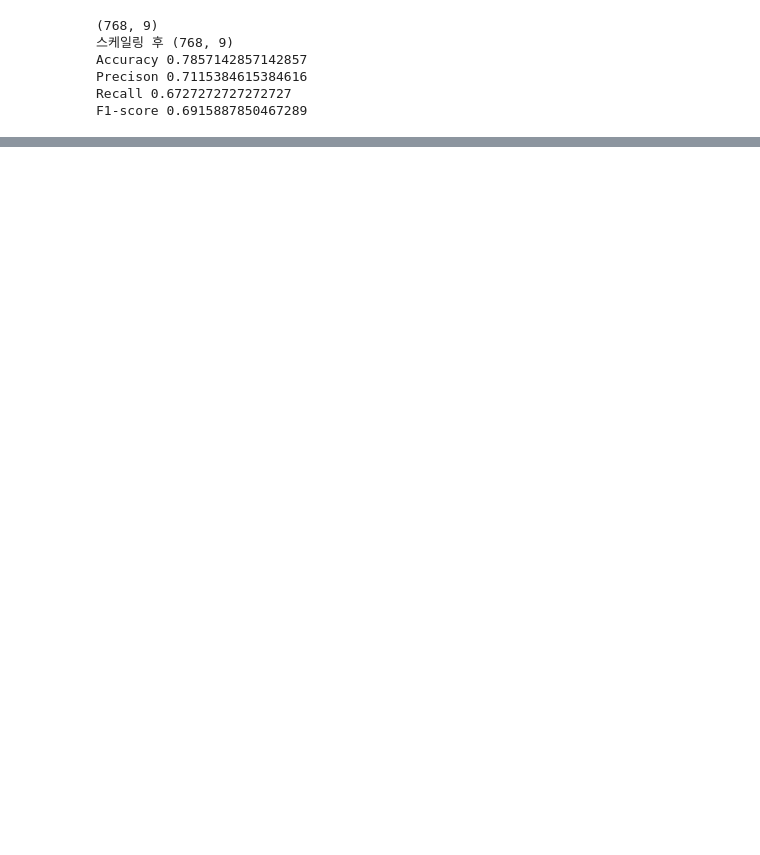
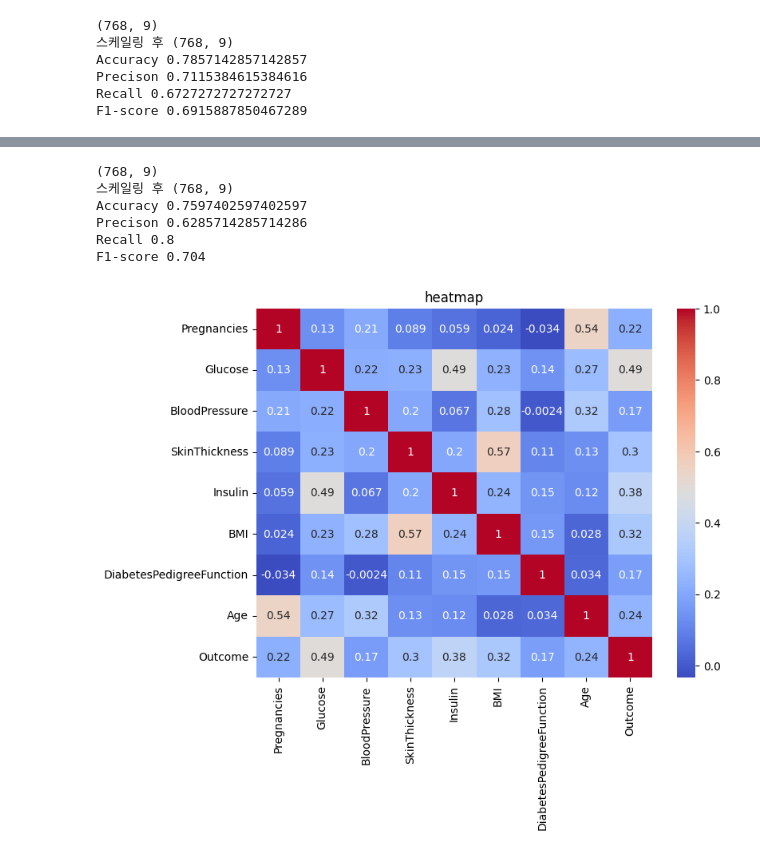
Before and after one commit to HHelloGuys/MachineLearning, a Jupyter notebook: 0513miniProject.ipynb, the cells around one changed output, grey strips where cells are left out. Cells and saved outputs as stored; diff of their text form; code cells hidden in the pictures; blank space fills up the shorter version.

Commit message:
Logistic Regression

```diff
--- a/0513miniProject.ipynb
+++ b/0513miniProject.ipynb
@@ -390,0 +646,79 @@ F1-score 0.6915887850467289
+# %%
+# 더 적은 클래스 위주로 공부를 시키니 Recall값은 올랐으나 정확도가 약 76%로 1~3%대로 떨어지는 것을 확인할 수 있음
+# 불균형 데이터에서 정확도보다는 실제 환자를 놓치지 않는 탐지 성능(recall)을 우선적으로 고려한 결과
+# 다음은 standardScaler가 아닌 RobustScaler로 해보자
+
+#0. 라이브러리
+import pandas as pd
+from sklearn.model_selection import train_test_split
+from sklearn.linear_model import LogisticRegression
+from sklearn.metrics import accuracy_score
+from sklearn.metrics import precision_score
+from sklearn.metrics import recall_score
+from sklearn.metrics import f1_score
+
+#1. 데이터 준비
+df2=df.copy()  ## df원본인데 복사해서 사용하려고 함.
+print(df2.shape)
+#2. 결측치처리
+df2.fillna(df2.median(), inplace=True)
+# print(df.isnull().sum())
+
+#2. 입력피처, 타켓분리
+X=df2.drop("Outcome", axis=1)
+y=df2['Outcome']
+#print(y)
+
+#3. 데이터 셋 분리
+X_train, X_test, y_train, y_test =train_test_split(
+    X,y,
+    test_size=0.2,
+    random_state=42
+)
+# print(X_train.shape)
+
+#4.1 RobustScaler
+#모든 컬럼을 다 해보자
+from sklearn.preprocessing import RobustScaler
+scaler = RobustScaler()
+
+#타켓을 제외한 컬럼을 모두 변경하려고 한다.
+feature_cols = df2.drop("Outcome", axis=1).columns
+df2[feature_cols]=scaler.fit_transform(df2[feature_cols])
+print("스케일링 후", df2.shape)
+
+#5. 모델생성 :  분류모델을 개발.. 이중에 로지스틱회귀를 분류 모델
+model = LogisticRegression(max_iter=1000,#1000번 반복해서 공부해
+                           class_weight = 'balanced') # 적은 클래스를 더 중요하게 공부
+
+#6. 모델학습
+model.fit(X_train,y_train)
+
+#7. 평가 (학습된 모델로 예측값을 가져오고, 실제 값하고 비교해서 )
+pred = model.predict(X_test)
+# 분류 평가. Accuracy, Precision, Recall, F1-score
+print('Accuracy', accuracy_score(y_test, pred))
+print('Precison', precision_score(y_test, pred))
+print('Recall', recall_score(y_test, pred))
+print('F1-score', f1_score(y_test, pred))
+# %% [output]
+(768, 9)
+스케일링 후 (768, 9)
+Accuracy 0.7597402597402597
+Precison 0.6285714285714286
+Recall 0.8
+F1-score 0.704
+# %%
+# 변수 간의 상관관계 확인
+corr = df2.corr()
+
+plt.figure(figsize = (8, 6))
+sns.heatmap(
+    corr,
+    annot = True,
+    cmap = "coolwarm"
+)
+plt.title("heatmap")
+plt.show()
+# %% [output]
+[figure, added]
```
Also changed, not shown: parts of 7 cells of this notebook.
